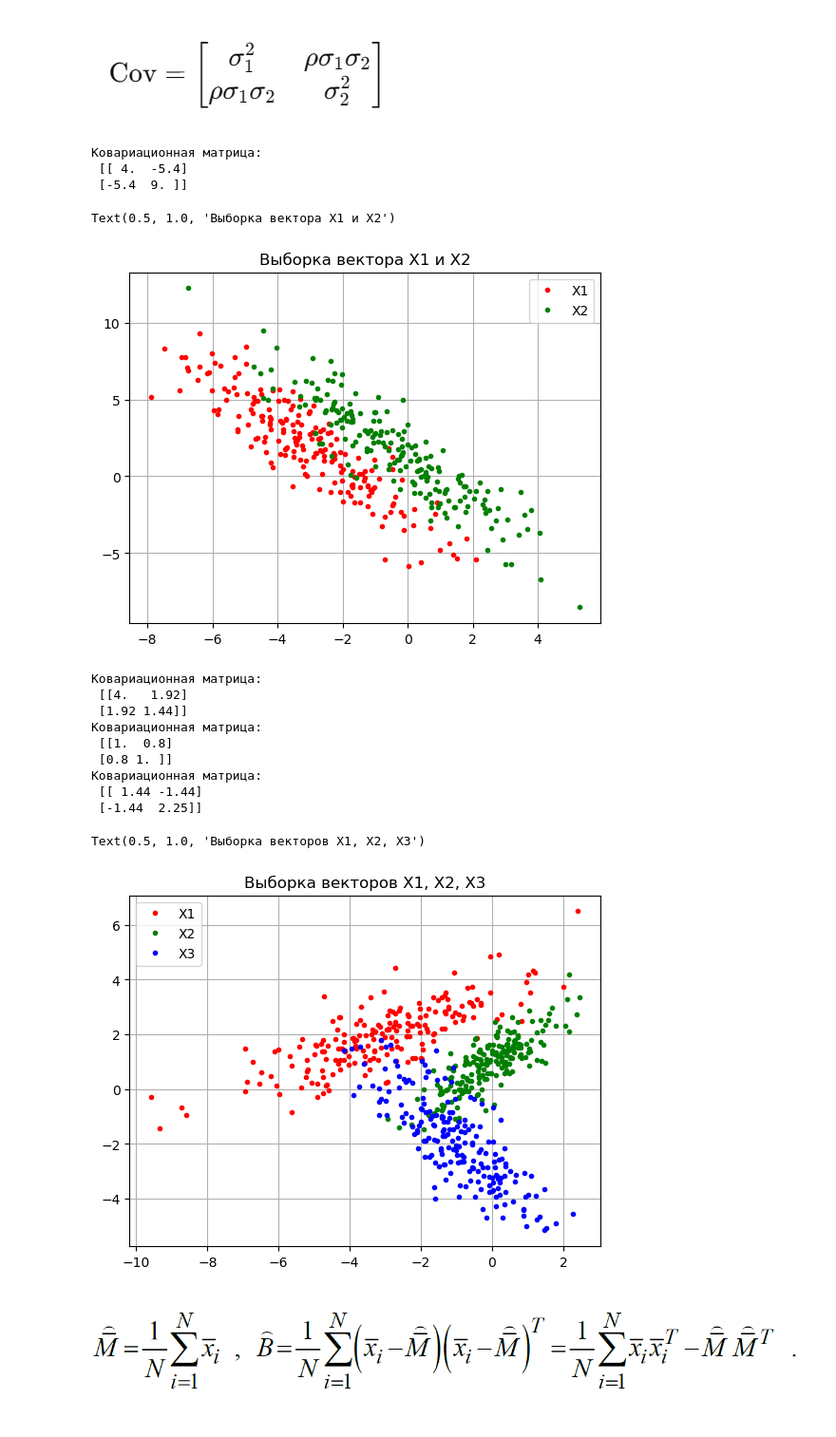
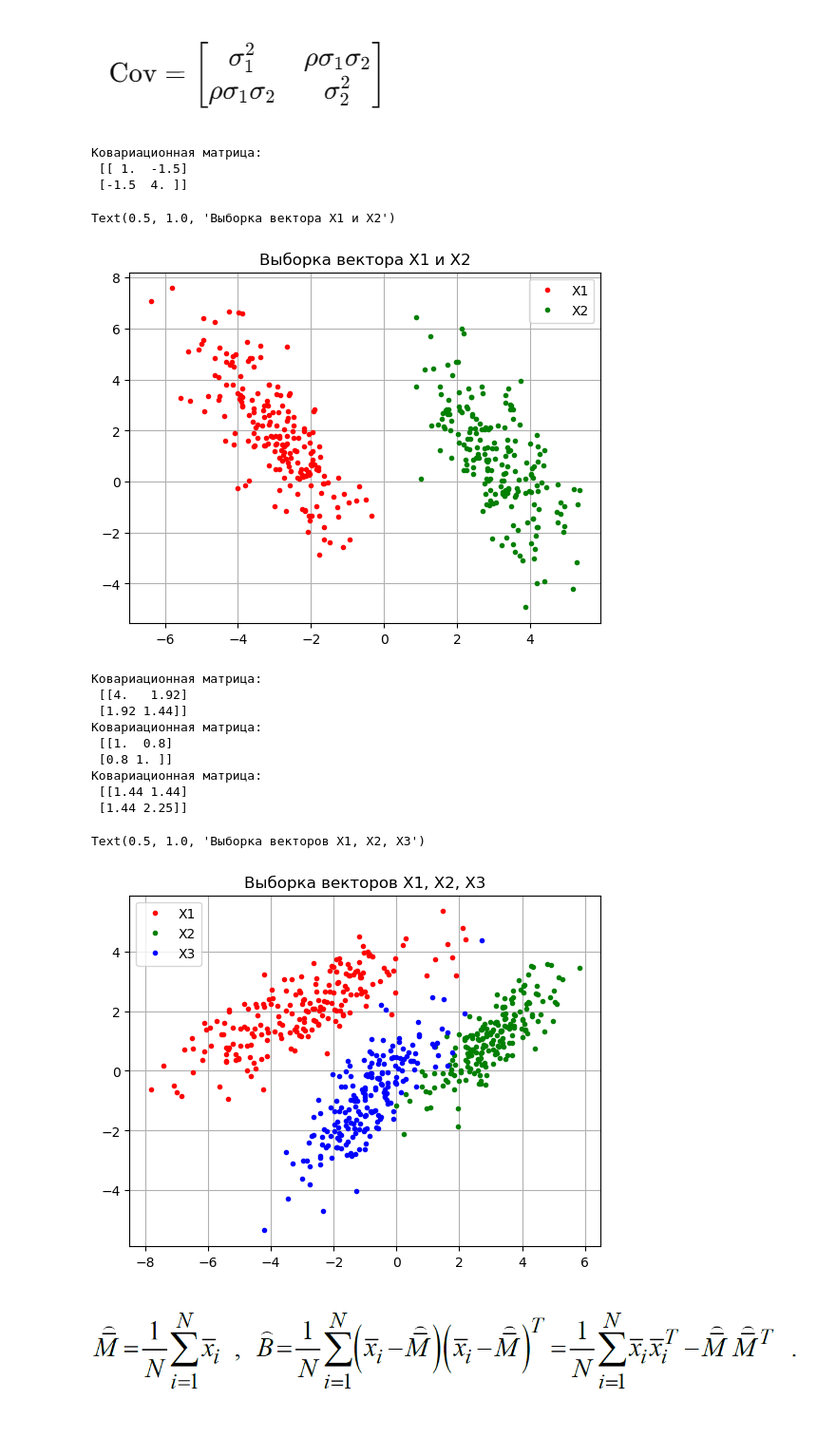
Before and after one commit to ZamotohinaMaria/MOiRO_LABS, a Jupyter notebook: laba1_1.ipynb, the cells around one changed output. Shown at 95% size. Drawn from its saved outputs; the diff is of its cells as text; code cells hidden in the pictures.

```diff
--- a/laba1_1.ipynb
+++ b/laba1_1.ipynb
@@ -59,8 +59,8 @@ def save_params(savedFileName, data):
 # %%
 N = 200
 M1 = np.array([[-3],[2]])  # МА вектора 1
-M2 = np.array([[0],[1]])  # МА вектора 2
-M3 = np.array([[-1],[-2]])  # МА вектора 3
+M2 = np.array([[3],[1]])  # МА вектора 2
+M3 = np.array([[-1],[-1]])  # МА вектора 3
 
 save_params('M_1', M1)
 save_params('M_2', M2)
@@ -68,7 +68,7 @@ save_params('M_3', M3)
 
 #B = np.array([[2, 2], [2, 3]])  # ковариационная матрица
 
-B = CalculateCovarianceMatrix(-2, 3, 0.9)
+B = CalculateCovarianceMatrix(-1, 2, 0.75)
 
 save_params('B', B)
 
@@ -88,15 +88,15 @@ plt.title('Выборка вектора X1 и X2')
 # axes[1].set_title('Выборка вектора X2')
 # %% [output]
 Ковариационная матрица:
- [[ 4.  -5.4]
- [-5.4  9. ]]
+ [[ 1.  -1.5]
+ [-1.5  4. ]]
 Text(0.5, 1.0, 'Выборка вектора X1 и X2')
-[figure, old version]
+[figure, new version]
 # %%
 #B = np.array([[2, 2], [2, 3]])  # ковариационная матрица
 B1 = CalculateCovarianceMatrix(-2, -1.2, 0.8)
 B2 = CalculateCovarianceMatrix(1, 1, 0.8)
-B3 = CalculateCovarianceMatrix(1.2, -1.5, 0.8)
+B3 = CalculateCovarianceMatrix(1.2, 1.5, 0.8)
 
 x2_1 = GenerateRandomVectors(M1, B1, N, "x2_1")
 x2_2 = GenerateRandomVectors(M2, B2, N, "x2_2")
@@ -104,36 +104,36 @@ x2_3 = GenerateRandomVectors(M3, B3, N, "x2_3")
 
 save_params('B_1', B1)
 save_params('B_2', B2)
 save_params('B_3', B3)
 
 #fig, axes = plt.subplots(1, 3, figsize=(19, 5))
 
 plt.plot(x2_1[0,:], x2_1[1,:], color='red', marker='.', linestyle='none')  # plot saved and loaded data
 plt.plot(x2_2[0,:], x2_2[1,:], color='green', marker='.', linestyle='none')  # plot saved and loaded data
 plt.plot(x2_3[0,:], x2_3[1,:], color='blue', marker='.', linestyle='none')  # plot saved and loaded data
 plt.grid(True)
 plt.legend(['X1', 'X2', 'X3'])
 plt.title('Выборка векторов X1, X2, X3')
 
 # axes[1].plot(x2_2[0,:], x2_2[1,:], color='green', marker='.', linestyle='none')  # plot saved and loaded data
 # axes[1].grid(True)
 # axes[1].set_title('Выборка вектора X2')
 
 # axes[2].plot(x2_3[0,:], x2_3[1,:], color='blue', marker='.', linestyle='none')  # plot saved and loaded data
 # axes[2].grid(True)
 # axes[2].set_title('Выборка вектора X3')
 # %% [output]
 Ковариационная матрица:
  [[4.   1.92]
  [1.92 1.44]]
 Ковариационная матрица:
  [[1.  0.8]
  [0.8 1. ]]
 Ковариационная матрица:
- [[ 1.44 -1.44]
- [-1.44  2.25]]
+ [[1.44 1.44]
+ [1.44 2.25]]
 Text(0.5, 1.0, 'Выборка векторов X1, X2, X3')
-[figure, old version]
+[figure, new version]
 # %% [markdown]
 ![image.png](attachment:image.png)
 # %%
```
Also changed, not shown: parts of 2 cells of this notebook, 12 other files.
